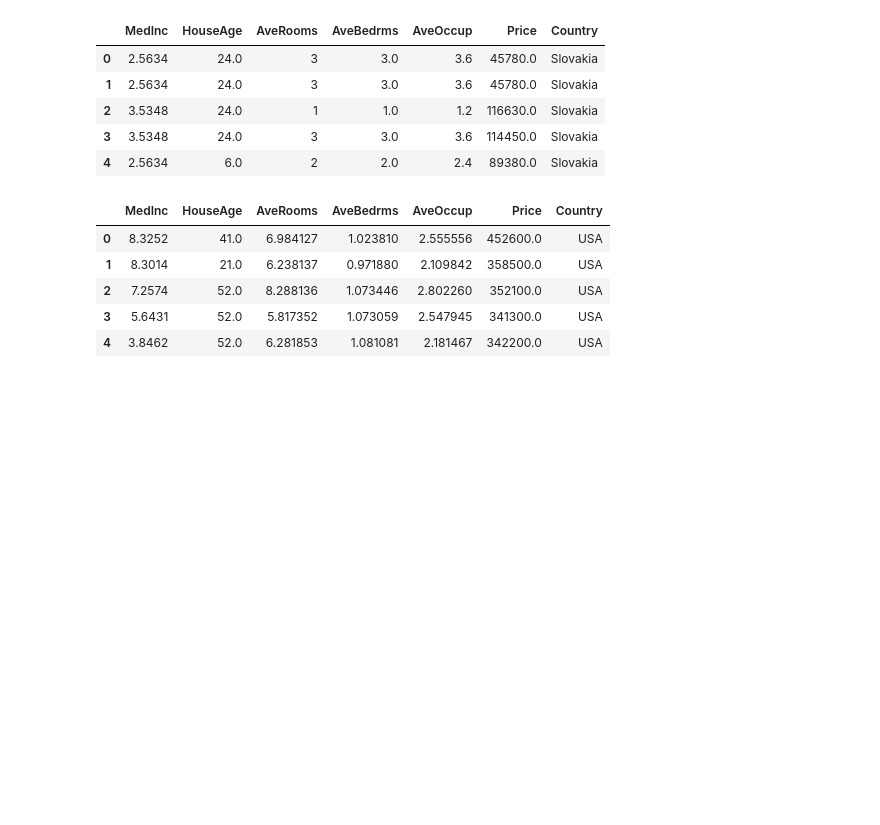
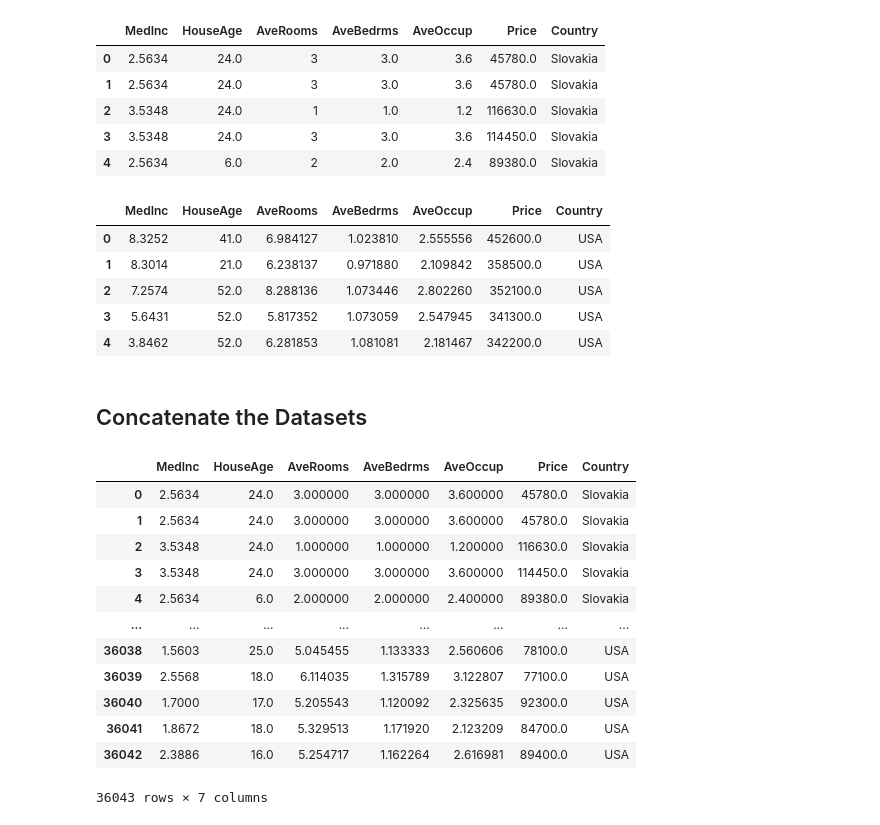
Before and after one commit to PaolaGaray/RealState, a Jupyter notebook: notebooks/data_wrangling.ipynb, the cells around one changed output. Drawn from its saved outputs; the diff is of its cells as text; code cells hidden in the pictures; blank space fills up the shorter version.

Commit message:
concatenate the final datasets

```diff
--- a/notebooks/data_wrangling.ipynb
+++ b/notebooks/data_wrangling.ipynb
@@ -257,3 +257,22 @@ df_cali.head()
 | 2 | 7.2574 | 52.0 | 8.288136 | 1.073446 | 2.802260 | 352100.0 | USA |
 | 3 | 5.6431 | 52.0 | 5.817352 | 1.073059 | 2.547945 | 341300.0 | USA |
 | 4 | 3.8462 | 52.0 | 6.281853 | 1.081081 | 2.181467 | 342200.0 | USA |
+# %% [markdown]
+## Concatenate the Datasets
+# %%
+combined_df = pd.concat([real_estate_df, df_cali], ignore_index=True)
+display(combined_df)
+# %% [output]
+|  | MedInc | HouseAge | AveRooms | AveBedrms | AveOccup | Price | Country |
+| 0 | 2.5634 | 24.0 | 3.000000 | 3.000000 | 3.600000 | 45780.0 | Slovakia |
+| 1 | 2.5634 | 24.0 | 3.000000 | 3.000000 | 3.600000 | 45780.0 | Slovakia |
+| 2 | 3.5348 | 24.0 | 1.000000 | 1.000000 | 1.200000 | 116630.0 | Slovakia |
+| 3 | 3.5348 | 24.0 | 3.000000 | 3.000000 | 3.600000 | 114450.0 | Slovakia |
+| 4 | 2.5634 | 6.0 | 2.000000 | 2.000000 | 2.400000 | 89380.0 | Slovakia |
+| ... | ... | ... | ... | ... | ... | ... | ... |
+| 36038 | 1.5603 | 25.0 | 5.045455 | 1.133333 | 2.560606 | 78100.0 | USA |
+| 36039 | 2.5568 | 18.0 | 6.114035 | 1.315789 | 3.122807 | 77100.0 | USA |
+| 36040 | 1.7000 | 17.0 | 5.205543 | 1.120092 | 2.325635 | 92300.0 | USA |
+| 36041 | 1.8672 | 18.0 | 5.329513 | 1.171920 | 2.123209 | 84700.0 | USA |
+| 36042 | 2.3886 | 16.0 | 5.254717 | 1.162264 | 2.616981 | 89400.0 | USA |
+36043 rows × 7 columns
```
Also changed, not shown: parts of 1 cell of this notebook, 1 other file.
